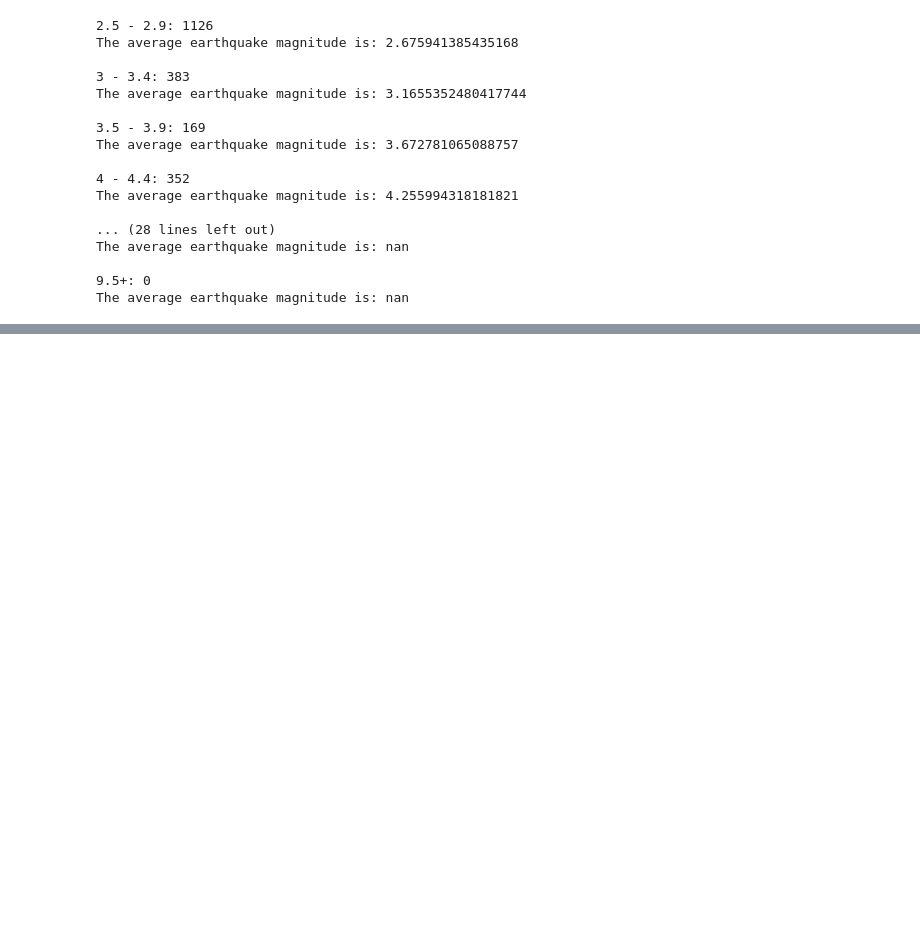
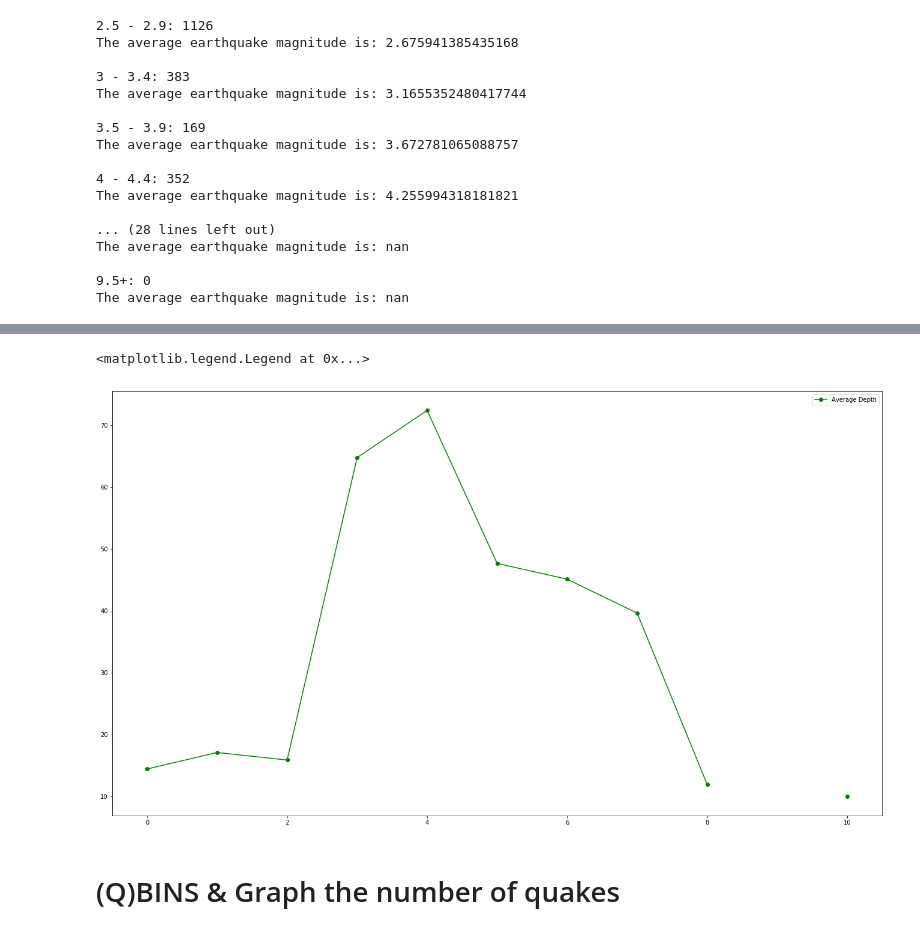
Before and after one commit to jacobpad/jacobpad.github.io, a Jupyter notebook: data/U1_Build_Week_Jacob_Padgett.ipynb, the cells around one changed output, grey strips where cells are left out. Drawn from its saved outputs; the diff is of its cells as text; code cells hidden in the pictures; blank space fills up the shorter version.

```diff
--- a/data/U1_Build_Week_Jacob_Padgett.ipynb
+++ b/data/U1_Build_Week_Jacob_Padgett.ipynb
@@ -407,0 +540,9 @@ df_copy1
+# %%
+# plt.plot(x,'rx-', label='Average Magnitude')
+plt.plot(y,'go-', label='Average Depth')
+plt.legend()
+# %% [output]
+<matplotlib.legend.Legend at 0x...>
+[figure, added]
+# %% [markdown]
+# (Q)BINS & Graph the number of quakes
```
Also changed, not shown: parts of 29 cells of this notebook.
